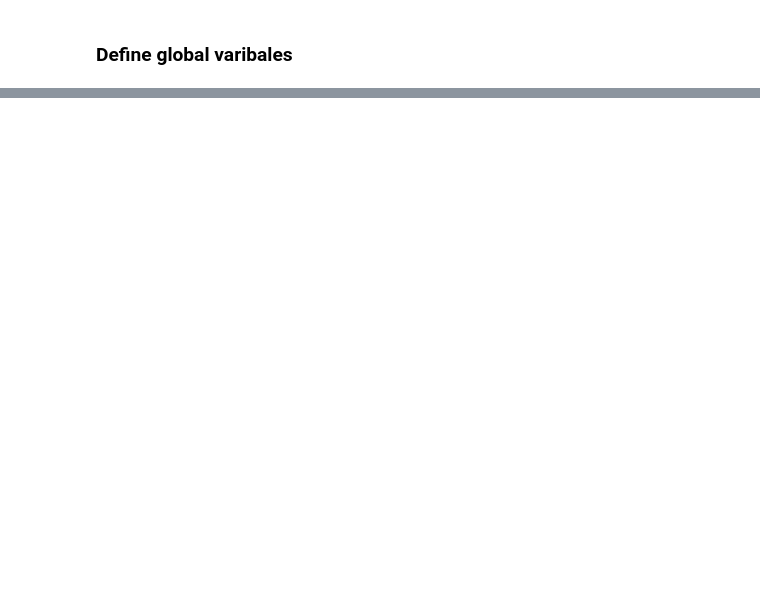
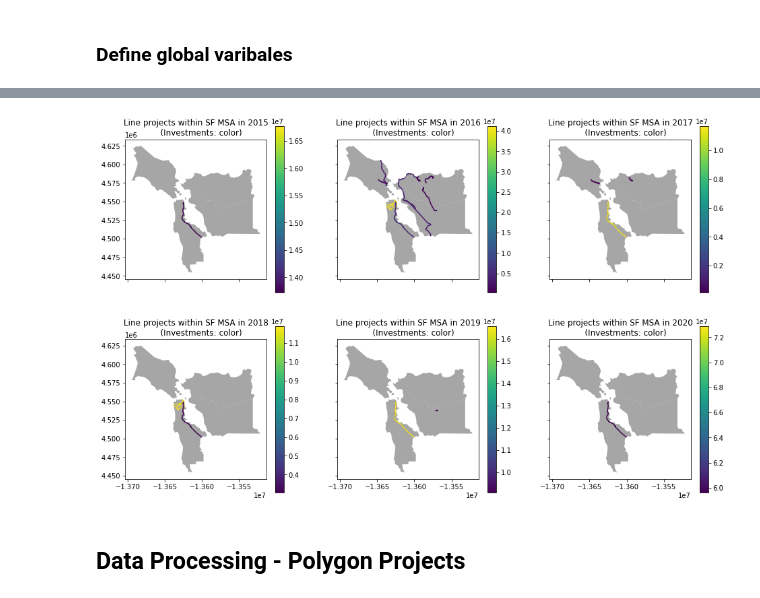
Before and after one commit to yohaoyu/ClimateGentrificationSF, a Jupyter notebook: 01-data-processing.ipynb, the cells around one changed output, grey strips where cells are left out. Saved outputs shown, nothing was run; the diff lists cells and outputs as text; code cells hidden in the pictures; blank space fills up the shorter version.

```diff
--- a/01-data-processing.ipynb
+++ b/01-data-processing.ipynb
@@ -157,0 +95,8 @@ len(sf_point)
+# %%
+cci_line_in_SF = cci_in_years[cci_in_years['ProjectIDNumber'].isin(list(sf_line_npreduplicate.proj_id.unique()))]
+# %%
+sf_line_npreduplicate_geo = sf_line_npreduplicate[['proj_id', 'geometry','Shape_Length','Length_SF','Percentage_in_SF']] #only select geometry and proj_id
+# %%
+sf_line_invest_geo = sf_line_npreduplicate_geo.merge(cci_line_in_SF,left_on='proj_id',right_on='ProjectIDNumber',how='outer') #year * proj = a row
+# %%
+sf_line_invest_geo['FundingSF'] = sf_line_invest_geo['TotalProgramGGRFFunding'] * sf_line_invest_geo['Percentage_in_SF']
@@ -157,0 +117,10 @@ len(sf_point)
+# %%
+f,axs = plt.subplots(2,3,figsize=(16,10),sharex=True,sharey=True)
+for ax,y in zip(axs.flat,YEARS):
+    sf_boundary.plot(ax=ax,color='gray',alpha=0.7)
+    sf_line_invest_geo[sf_line_invest_geo.ReportingCycleName==y].plot(ax=ax,column='FundingSF',legend=True)
+    ax.set_title(f'''Line projects within SF MSA in {y}
+    (Investments: color)''')
+plt.show()
+# %% [output]
+[figure, added]
@@ -157,0 +130,2 @@ len(sf_point)
+# %% [markdown]
+## Data Processing - Polygon Projects
```
Also changed, not shown: parts of 75 cells of this notebook, 3 other files.
